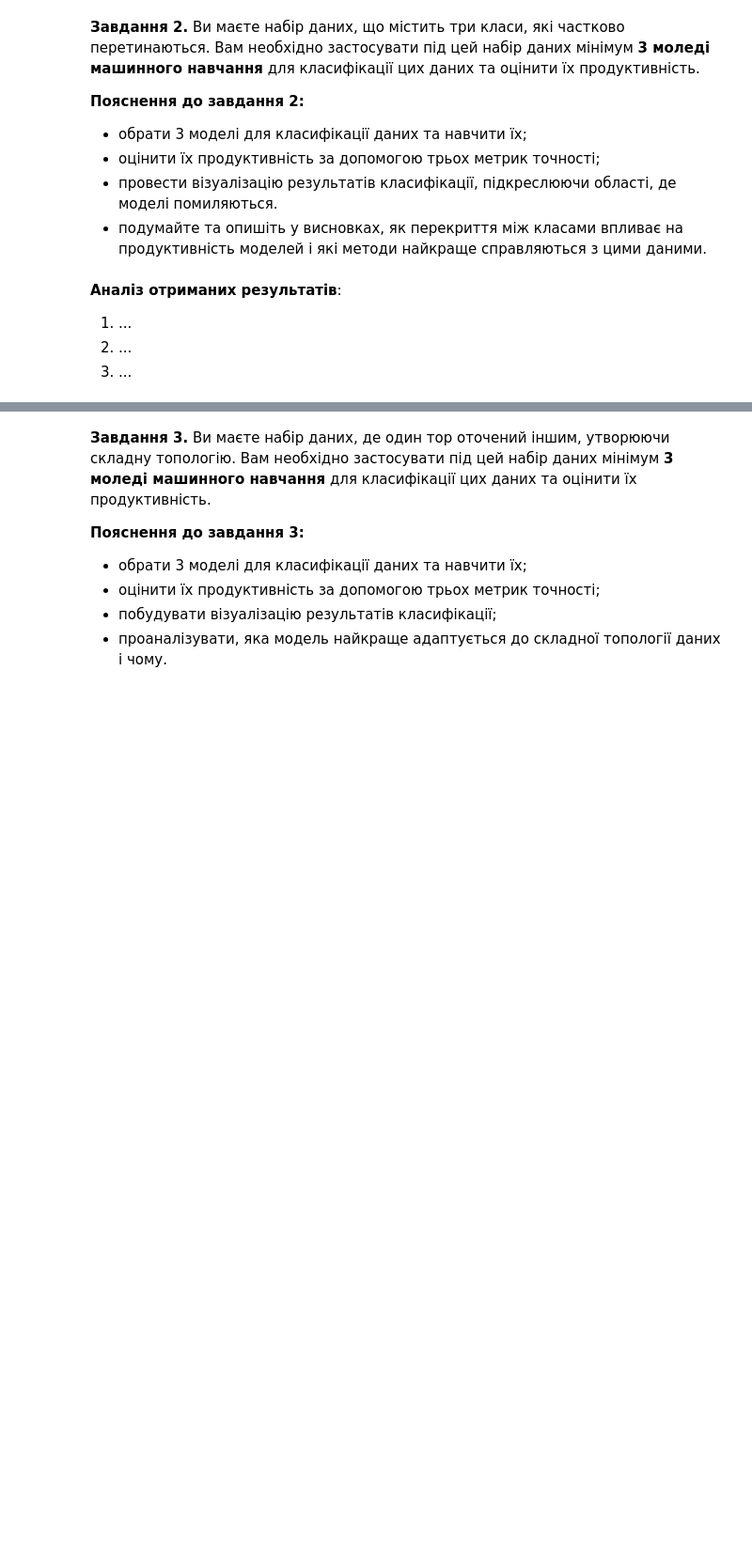
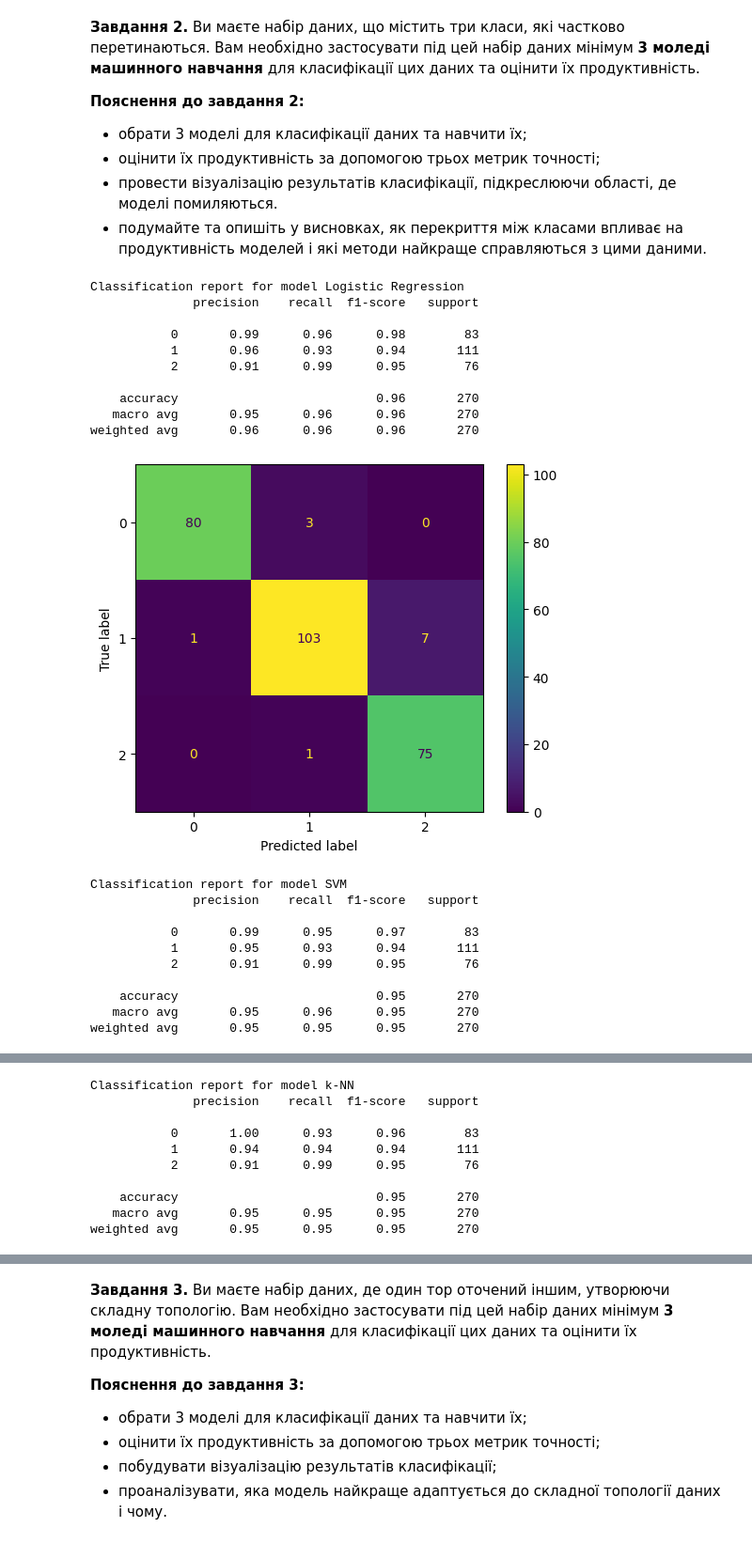
Before and after one commit to Sidoryak-Ostap/basics-of-ai, a Jupyter notebook: data_analytics/lab_3/DM_practice_3.ipynb, the cells around one changed output, grey strips where cells are left out. Shown at 94% size. Drawn from its saved outputs; the diff is of its cells as text; code cells hidden in the pictures; blank space fills up the shorter version.

```diff
--- a/data_analytics/lab_3/DM_practice_3.ipynb
+++ b/data_analytics/lab_3/DM_practice_3.ipynb
@@ -106,6 +129,51 @@ Logistic Regression Accuracy: 100.00%
-# %% [markdown]
-**Аналіз отриманих результатів**:
-
-1.   ...
-2.   ...
-3.   ...
+# %%
+
+data = pd.read_csv('../lab_2/task_2.csv')
+
+X = data[['x', 'y']].values
+y = LabelEncoder().fit_transform(data['class'])
+
+X_train, X_test, y_train, y_test = train_test_split(X, y, test_size=0.3, random_state=42)
+
+models = {
+    'Logistic Regression': LogisticRegression(),
+    'SVM': SVC(kernel='rbf', C=1.0, gamma='scale'),
+    'k-NN': KNeighborsClassifier(n_neighbors=5)
+}
+
+
+for name, model in models.items():
+    clf = model.fit(X_train, y_train)
+    y_pred = model.predict(X_test)
+
+    report = classification_report(y_test, y_pred)
+
+    print(f"Classification report for model {name}")
+    print(report)
+
+    conf_matrix = confusion_matrix(y_test, y_pred)
+    cm_display = ConfusionMatrixDisplay(confusion_matrix = conf_matrix, display_labels = clf.classes_)
+    cm_display.plot()
+    plt.show()
+# %% [output]
+Classification report for model Logistic Regression
+              precision    recall  f1-score   support
+
+           0       0.99      0.96      0.98        83
+           1       0.96      0.93      0.94       111
+           2       0.91      0.99      0.95        76
+
+    accuracy                           0.96       270
+   macro avg       0.95      0.96      0.96       270
+weighted avg       0.96      0.96      0.96       270
+[figure, added]
+Classification report for model SVM
+              precision    recall  f1-score   support
+
+           0       0.99      0.95      0.97        83
+           1       0.95      0.93      0.94       111
+           2       0.91      0.99      0.95        76
+
+    accuracy                           0.95       270
+   macro avg       0.95      0.96      0.95       270
+weighted avg       0.95      0.95      0.95       270
@@ -111,0 +181,10 @@ Logistic Regression Accuracy: 100.00%
+Classification report for model k-NN
+              precision    recall  f1-score   support
+
+           0       1.00      0.93      0.96        83
+           1       0.94      0.94      0.94       111
+           2       0.91      0.99      0.95        76
+
+    accuracy                           0.95       270
+   macro avg       0.95      0.95      0.95       270
+weighted avg       0.95      0.95      0.95       270
```
Also changed, not shown: parts of 41 cells of this notebook, 5 other files.
